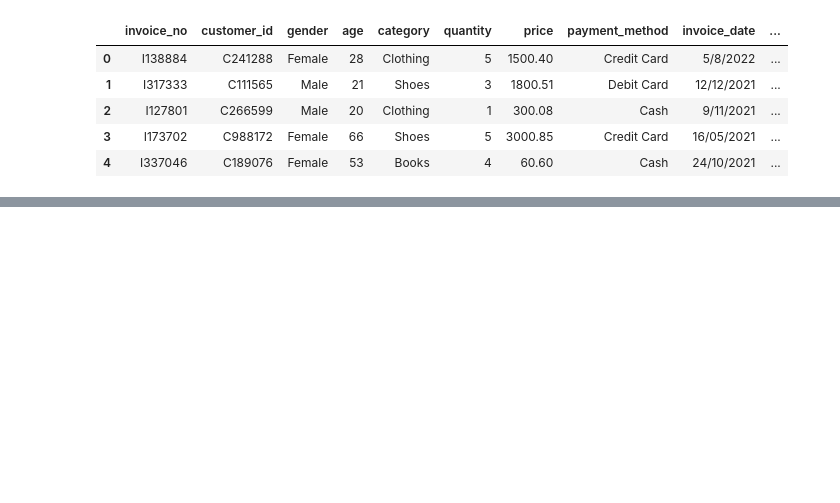
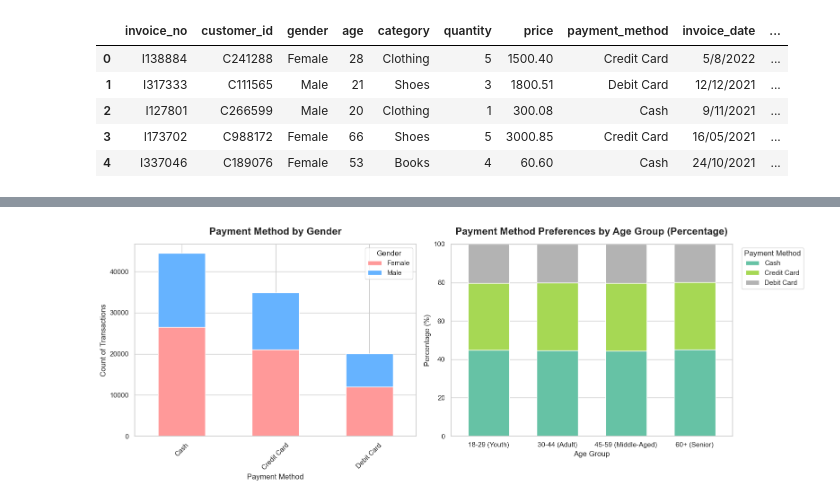
Before and after one commit to tengannie/istanbul-retail-data-analysis, a Jupyter notebook: analysis.ipynb, the cells around one changed output, grey strips where cells are left out. Saved outputs shown, nothing was run; the diff lists cells and outputs as text; code cells hidden in the pictures; blank space fills up the shorter version.

Commit message:
plot charts and draw insights for the fist section of the analysis

```diff
--- a/analysis.ipynb
+++ b/analysis.ipynb
@@ -14,0 +66,46 @@ df.head()
+# %%
+#data processing
+df['Total_Revenue'] = df['quantity'] * df['price']
+age_purchases = df.groupby('age')['quantity'].sum().reset_index()
+category_revenue = df.groupby('category')['Total_Revenue'].sum().sort_values(ascending=False).reset_index()
+mall_revenue = df.groupby('shopping_mall')['Total_Revenue'].sum().sort_values(ascending=False).reset_index()
+payment_gender = pd.crosstab(df['payment_method'], df['gender'])
+# %%
+# Customer Analysis
+f, ax = plt.subplots(1,2, figsize=(16, 6))
+sns.set_theme(style="whitegrid")
+# Payment Method by Gender
+payment_gender.plot(kind='bar', stacked=True, color=['#ff9999','#66b3ff'], ax=ax[0])
+ax[0].set_title('Payment Method by Gender', fontsize=16, fontweight='bold', pad=15)
+ax[0].set_xlabel('Payment Method')
+ax[0].set_ylabel('Count of Transactions')
+ax[0].tick_params(axis='x', rotation=45)
+ax[0].legend(title='Gender')
+
+# Payment methond by age
+age_bins = [17, 29, 44, 59, 100]
+age_labels = ['18-29 (Youth)', '30-44 (Adult)', '45-59 (Middle-Aged)', '60+ (Senior)']
+
+df['age_group'] = pd.cut(df['age'], bins=age_bins, labels=age_labels)
+
+# convert to percentage
+payment_age = pd.crosstab(df['age_group'], df['payment_method'], normalize='index') * 100
+
+# plot
+payment_age.plot(kind='bar', stacked=True, cmap='Set2', width=0.6, ax=ax[1])
+ax[1].set_title('Payment Method Preferences by Age Group (Percentage)', fontsize=16, fontweight='bold', pad=15)
+ax[1].set_xlabel('Age Group', fontsize=12)
+ax[1].set_ylabel('Percentage (%)', fontsize=12)
+
+ax[1].tick_params(axis='x', rotation=0)
+
+# 把 Legend (圖例) 移到圖表外面（右邊），避免擋到長條圖
+ax[1].legend(title='Payment Method', bbox_to_anchor=(1.02, 1), loc='upper left')
+
+# 加上百分比的限制（0-100%）
+ax[1].set_ylim(0, 100)
+
+plt.tight_layout()
+plt.show()
+# %% [output]
+[figure, added]
```
Also changed, not shown: parts of 5 cells of this notebook.
